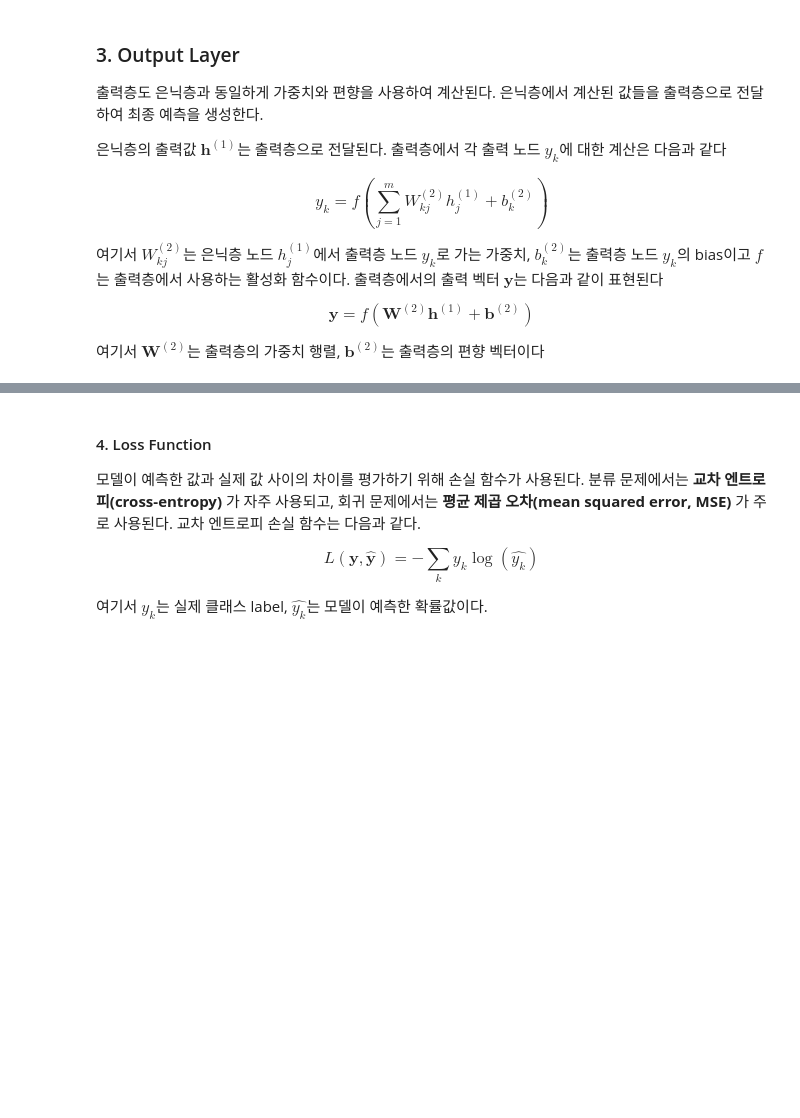
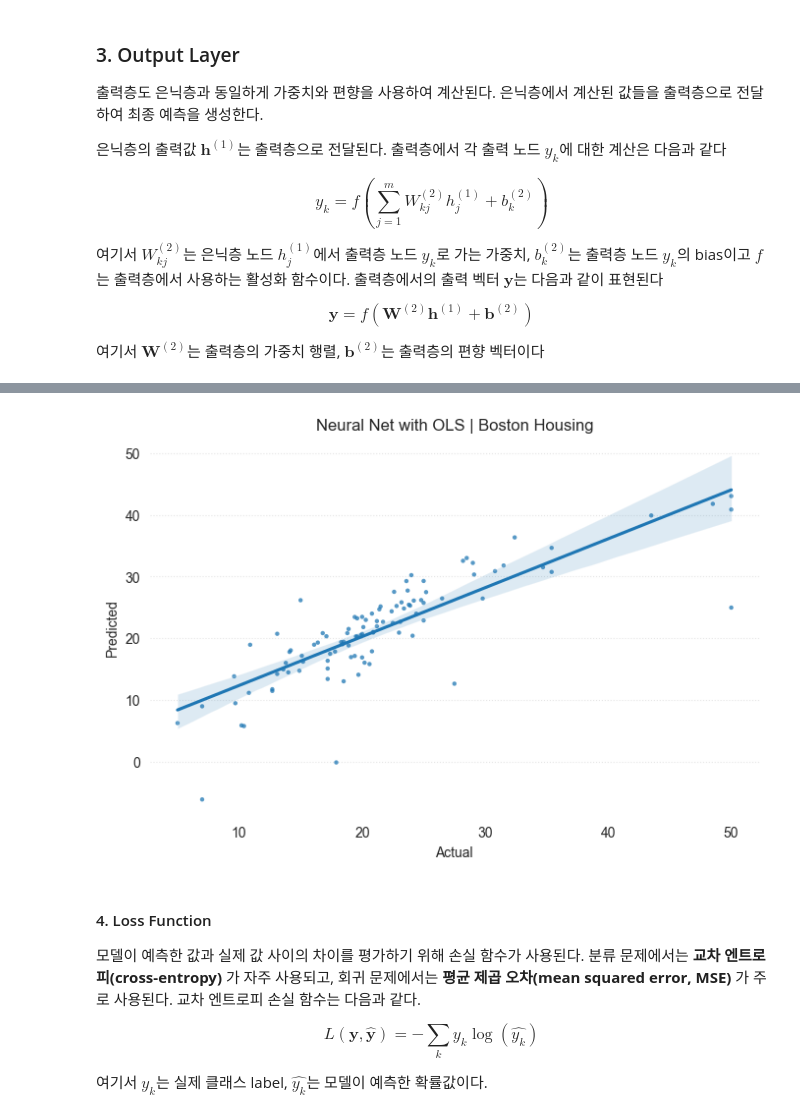
Before and after one commit to garcia42/MLFinance, a Jupyter notebook: Notes/Week01StatisticalLearning/04NeuralNetwork.ipynb, the cells around one changed output, grey strips where cells are left out. Saved outputs shown, nothing was run; the diff lists cells and outputs as text; code cells hidden in the pictures; blank space fills up the shorter version.

```diff
--- a/Notes/Week01StatisticalLearning/04NeuralNetwork.ipynb
+++ b/Notes/Week01StatisticalLearning/04NeuralNetwork.ipynb
@@ -40,6 +55,23 @@ $$h_j = f\left( \sum_{i=1}^{n} W_{ji}^{(1)} x_i + b_j^{(1)} \right)$$
 $$\mathbf{h}^{(1)} = f\left( \mathbf{W}^{(1)} \mathbf{x} + \mathbf{b}^{(1)} \right)$$
 
 여기서 $\mathbf{W}^{(1)}$는 은닉층의 가중치 행렬, $\mathbf{b}^{(1)}$는 은닉층의 편향 벡터이다.
+# %%
+hidden_nodes = 5
+hidden_outputs_train = np.zeros((X_train.shape[0], hidden_nodes))
+hidden_outputs_test = np.zeros((X_test.shape[0], hidden_nodes))
+# %%
+for i in range(hidden_nodes):
+    random_weights = np.random.randn(X_train.shape[1])
+    X_train_mod = X_train * random_weights
+    X_test_mod = X_test * random_weights
+
+    ols_hidden = sm.OLS(
+        y_train,
+        sm.add_constant(X_train_mod)
+    ).fit()
+
+    hidden_outputs_train[:, i] = ols_hidden.predict(sm.add_constant(X_train_mod))
+    hidden_outputs_test[:, i] = ols_hidden.predict(sm.add_constant(X_test_mod))
 # %% [markdown]
 ### 3. Output Layer
 
@@ -54,3 +86,8 @@ $$y_k = f\left( \sum_{j=1}^{m} W_{kj}^{(2)} h_j^{(1)} + b_k^{(2)} \right)$$
 $$\mathbf{y} = f\left( \mathbf{W}^{(2)} \mathbf{h}^{(1)} + \mathbf{b}^{(2)} \right)$$
 
 여기서 $\mathbf{W}^{(2)}$는 출력층의 가중치 행렬, $\mathbf{b}^{(2)}$는 출력층의 편향 벡터이다
+# %%
+ols_output = sm.OLS(
+    y_train,
+    sm.add_constant(hidden_outputs_train)
+).fit()
@@ -57,3 +114,28 @@ $$\mathbf{y} = f\left( \mathbf{W}^{(2)} \mathbf{h}^{(1)} + \mathbf{b}^{(2)} \rig
+# %%
+y_pred = ols_output.predict(
+    sm.add_constant(hidden_outputs_test)
+)
+# %%
+import matplotlib.pyplot as plt
+import seaborn as sns
+
+fig, ax = plt.subplots(figsize = (8, 5))
+sns.regplot(
+    x = y_test,
+    y = y_pred,
+    scatter_kws = {'s' : 10, 'edgecolor' : 'None', 'marker' : '.', 'alpha' : 0.75},
+    ax=ax
+)
+for spine in ax.spines.values():
+    spine.set_visible(False)
+ax.grid(False)
+plt.xlabel('Actual')
+plt.ylabel('Predicted')
+ax.yaxis.grid(True, ls = ':', alpha = 0.5)
+plt.title('Neural Net with OLS | Boston Housing')
+plt.show()
+# %% [output]
+[figure, added]
 # %% [markdown]
 #### 4. Loss Function
 
```
Also changed, not shown: parts of 18 cells of this notebook.
